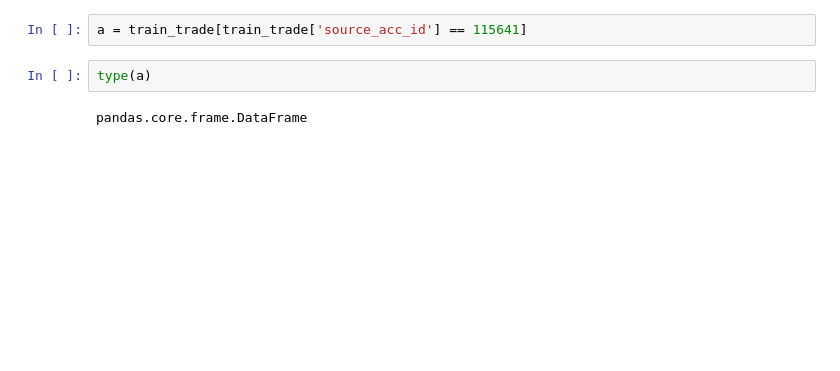
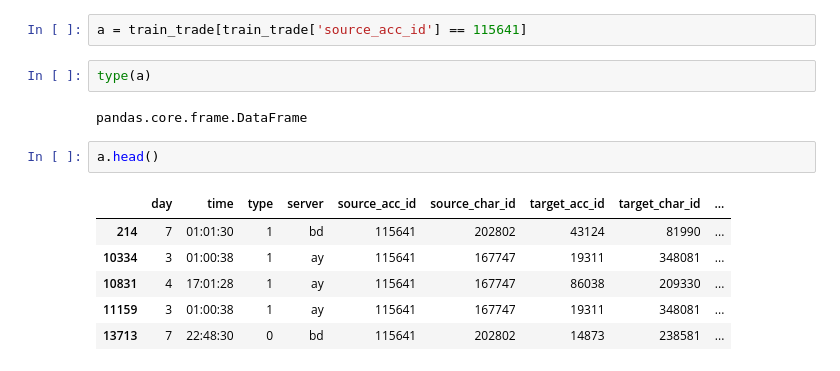
Before and after one commit to gtpgg1013/AI_docs, a Jupyter notebook: part4-ML/MLpy/BigContest/07_19.ipynb, the cells around one changed output. Drawn from its saved outputs; the diff is of its cells as text; blank space fills up the shorter version.

```diff
--- a/part4-ML/MLpy/BigContest/07_19.ipynb
+++ b/part4-ML/MLpy/BigContest/07_19.ipynb
@@ -311,4 +311,13 @@ a = train_trade[train_trade['source_acc_id'] == 115641]
 type(a)
 # %% [output]
 pandas.core.frame.DataFrame
+# %%
+a.head()
+# %% [output]
+|  | day | time | type | server | source_acc_id | source_char_id | target_acc_id | target_char_id | ... |
+| 214 | 7 | 01:01:30 | 1 | bd | 115641 | 202802 | 43124 | 81990 | ... |
+| 10334 | 3 | 01:00:38 | 1 | ay | 115641 | 167747 | 19311 | 348081 | ... |
+| 10831 | 4 | 17:01:28 | 1 | ay | 115641 | 167747 | 86038 | 209330 | ... |
+| 11159 | 3 | 01:00:38 | 1 | ay | 115641 | 167747 | 19311 | 348081 | ... |
+| 13713 | 7 | 22:48:30 | 0 | bd | 115641 | 202802 | 14873 | 238581 | ... |
 # %%
```
Also changed, not shown: parts of 10 cells of this notebook, 1 other file.
